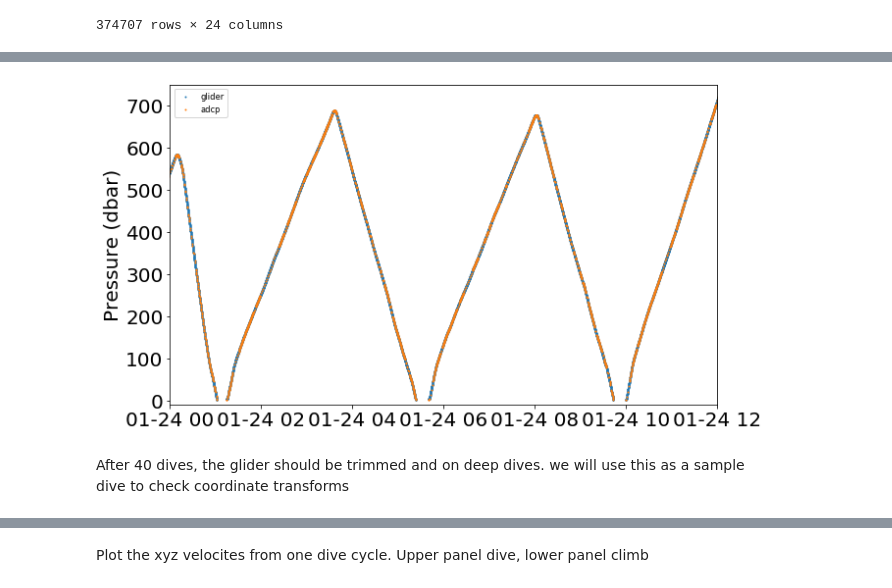
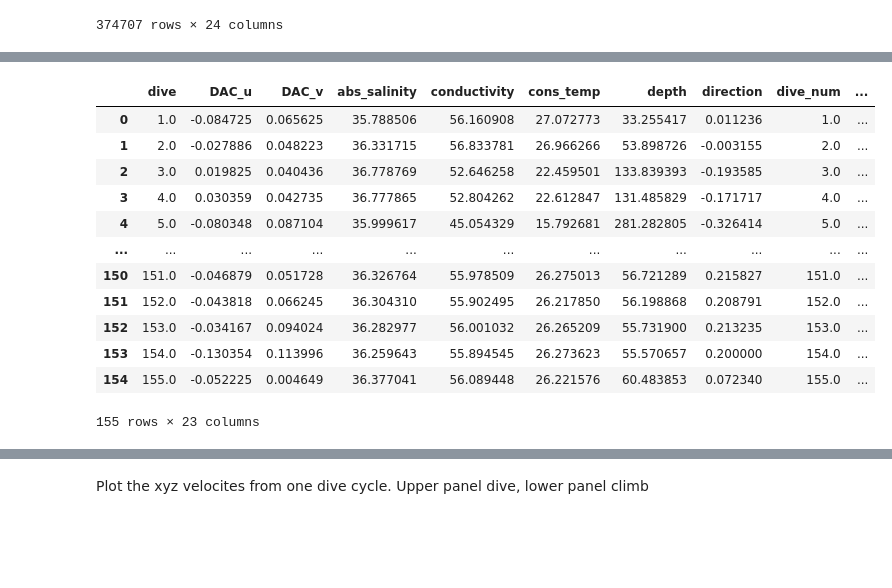
Before and after one commit to callumrollo/adcp-glider, a Jupyter notebook: notebooks/explore_data.ipynb, the cells around one changed output, grey strips where cells are left out. Drawn from its saved outputs; the diff is of its cells as text; code cells hidden in the pictures; blank space fills up the shorter version.

```diff
--- a/notebooks/explore_data.ipynb
+++ b/notebooks/explore_data.ipynb
@@ -128,11 +114,0 @@ savefig('attitude_glider_vs_adcp')
-# %%
-fig, ax = plt.subplots(figsize=(10,6))
-ax.scatter(glider_df.index, glider_df.pressure, label='glider', s=1)
-ax.scatter(adcp_df.index, adcp_df.pressure_ad, label='adcp', s=1)
-ax.set(xlim=[datetime(2020,1,24,0), datetime(2020,1,24,12)],ylim = [-10,750], ylabel='Pressure (dbar)')
-ax.legend()
-savefig('pressure_glider_vs_adcp')
-# %% [output]
-[figure, removed]
-# %% [markdown]
-After 40 dives, the glider should be trimmed and on deep dives. we will use this as a sample dive to check coordinate transforms
@@ -141,0 +115,17 @@ bar = mission_dict['0041b']
+# %%
+glider_av_df = glider_df.groupby('dive', as_index=False).mean()
+glider_av_df
+# %% [output]
+|  | dive | DAC_u | DAC_v | abs_salinity | conductivity | cons_temp | depth | direction | dive_num | ... |
+| 0 | 1.0 | -0.084725 | 0.065625 | 35.788506 | 56.160908 | 27.072773 | 33.255417 | 0.011236 | 1.0 | ... |
+| 1 | 2.0 | -0.027886 | 0.048223 | 36.331715 | 56.833781 | 26.966266 | 53.898726 | -0.003155 | 2.0 | ... |
+| 2 | 3.0 | 0.019825 | 0.040436 | 36.778769 | 52.646258 | 22.459501 | 133.839393 | -0.193585 | 3.0 | ... |
+| 3 | 4.0 | 0.030359 | 0.042735 | 36.777865 | 52.804262 | 22.612847 | 131.485829 | -0.171717 | 4.0 | ... |
+| 4 | 5.0 | -0.080348 | 0.087104 | 35.999617 | 45.054329 | 15.792681 | 281.282805 | -0.326414 | 5.0 | ... |
+| ... | ... | ... | ... | ... | ... | ... | ... | ... | ... | ... |
+| 150 | 151.0 | -0.046879 | 0.051728 | 36.326764 | 55.978509 | 26.275013 | 56.721289 | 0.215827 | 151.0 | ... |
+| 151 | 152.0 | -0.043818 | 0.066245 | 36.304310 | 55.902495 | 26.217850 | 56.198868 | 0.208791 | 152.0 | ... |
+| 152 | 153.0 | -0.034167 | 0.094024 | 36.282977 | 56.001032 | 26.265209 | 55.731900 | 0.213235 | 153.0 | ... |
+| 153 | 154.0 | -0.130354 | 0.113996 | 36.259643 | 55.894545 | 26.273623 | 55.570657 | 0.200000 | 154.0 | ... |
+| 154 | 155.0 | -0.052225 | 0.004649 | 36.377041 | 56.089448 | 26.221576 | 60.483853 | 0.072340 | 155.0 | ... |
+155 rows × 23 columns
```
Also changed, not shown: parts of 52 cells of this notebook, 13 other files.
